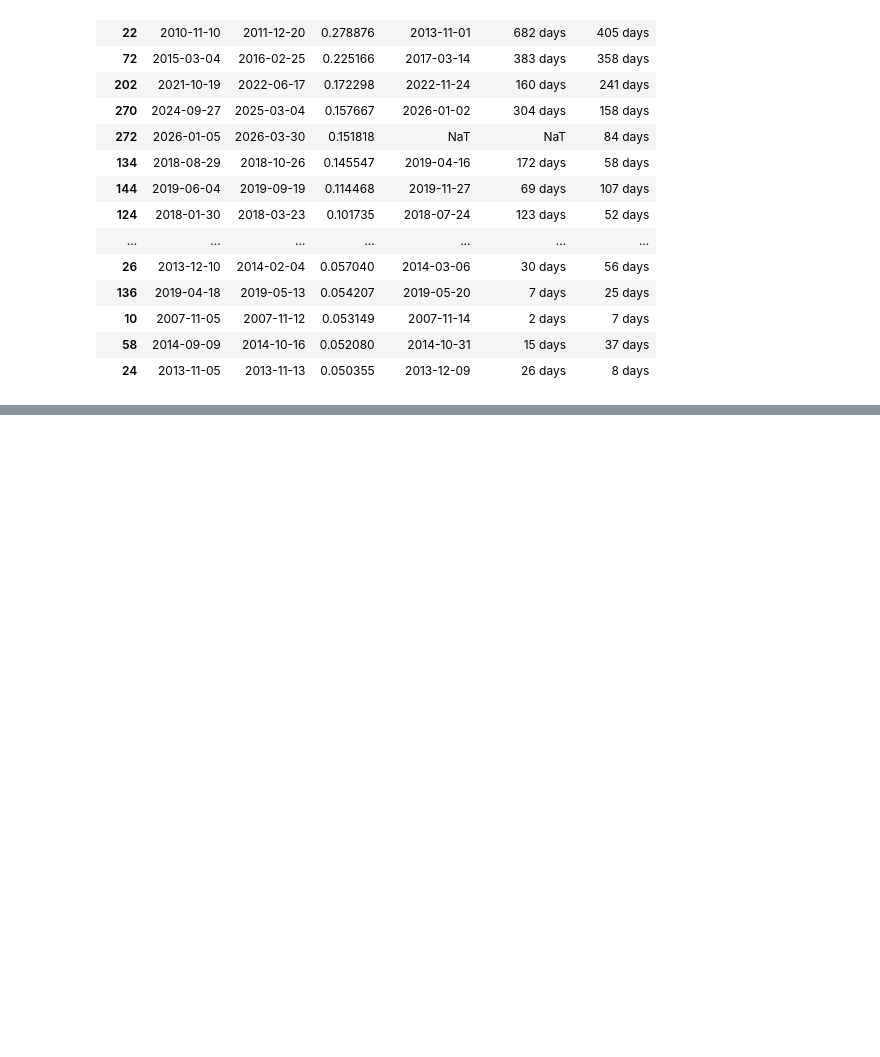
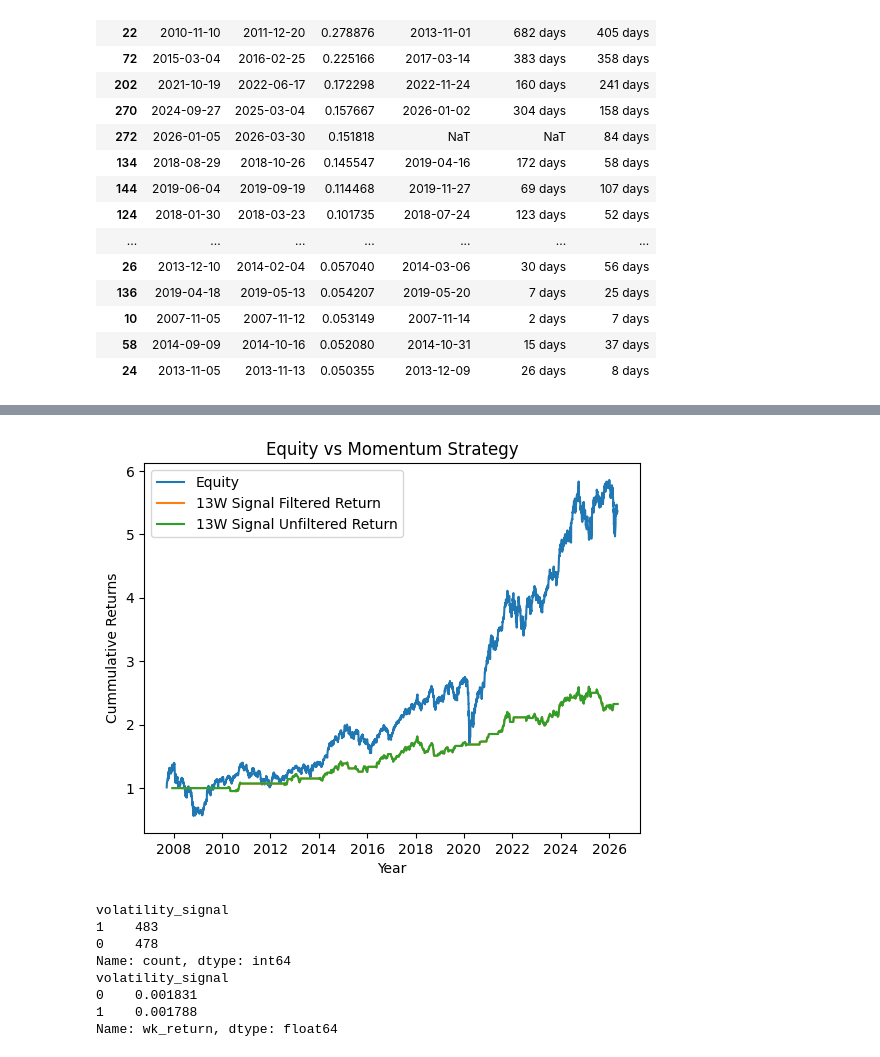
Before and after one commit to varungarg983/quant-trading-research, a Jupyter notebook: nifty_research.ipynb, the cells around one changed output, grey strips where cells are left out. Drawn from its saved outputs; the diff is of its cells as text; code cells hidden in the pictures; blank space fills up the shorter version.

Commit message:
Updated the graph with new strategy where I used downside volatility to find the regime of the market

```diff
--- a/nifty_research.ipynb
+++ b/nifty_research.ipynb
@@ -456,3 +456,9 @@ df_grouped
 | 10 | 2007-11-05 | 2007-11-12 | 0.053149 | 2007-11-14 | 2 days | 7 days |
 | 58 | 2014-09-09 | 2014-10-16 | 0.052080 | 2014-10-31 | 15 days | 37 days |
 | 24 | 2013-11-05 | 2013-11-13 | 0.050355 | 2013-12-09 | 26 days | 8 days |
+# %%
+df = yf.download("^NSEI",end= "2026-05-05", start="2001-01-01")
+df.columns = df.columns.droplevel(1)
+df['return'] = df['Close'].pct_change()
+df['30D_volatility'] = df['return'].rolling(30).std()
+df['volatility'] = np.where(df['30D_volatility']>df['30D_volatility'].median(),0,1)
@@ -458,0 +467,15 @@ df_grouped
+# %%
+df_weekly = (1+df['return']).resample('W-FRI').prod() - 1
+df_weekly = pd.DataFrame(df_weekly)
+df_weekly.columns = ['wk_return']
+# df_weekly['signal'] = np.where(df_weekly['wk_return'].shift(1)>0 , 1, -1)
+# df_weekly['stg_ret'] = df_weekly['wk_return'] * df_weekly['signal'] if df_weekly['volatility_signal'] == 1 else 0
+# df_weekly['stg_cum'] = (1+df_weekly['stg_ret']).cumprod()
+df_weekly['13wk_return'] = (df_weekly['wk_return'] + 1).rolling(13).apply(lambda x: x.prod(), raw=True) - 1
+df_weekly['13wk_signal'] = np.where(df_weekly['13wk_return'].shift(1)>0 , 1, -1)
+df_weekly['volatility'] = df['30D_volatility'].resample('W-FRI').mean()
+df_weekly['volatility_signal'] = np.where(df_weekly['volatility']<df_weekly['volatility'].median(),1,0)
+df_weekly = df_weekly.dropna(subset=['13wk_return', 'volatility'])
+df_weekly['13wk_stg_ret'] = np.where(df_weekly['volatility_signal'] == 1, df_weekly['wk_return'] * df_weekly['13wk_signal'], 0)
+df_weekly['13wk_stg_cum'] = (1+df_weekly['13wk_stg_ret']).cumprod()
+df_weekly
@@ -458,0 +497,23 @@ df_grouped
+# %%
+df_weekly['13wk_stg_ret_'] = df_weekly['wk_return'] * df_weekly['13wk_signal']
+df_weekly['13wk_stg_cum_'] = (1+df_weekly['13wk_stg_ret']).cumprod()
+plt.plot((df['return']+1).cumprod(),label= 'Equity')
+plt.plot(df_weekly['13wk_stg_cum'], label= '13W Signal Filtered Return')
+plt.plot(df_weekly['13wk_stg_cum_'], label= '13W Signal Unfiltered Return')
+plt.xlabel('Year')
+plt.ylabel('Cummulative Returns')
+plt.title('Equity vs Momentum Strategy')
+plt.legend()
+plt.show()
+print(df_weekly['volatility_signal'].value_counts())
+print(df_weekly.groupby('volatility_signal')['wk_return'].mean())
+# %% [output]
+[figure, added]
+volatility_signal
+1    483
+0    478
+Name: count, dtype: int64
+volatility_signal
+0    0.001831
+1    0.001788
+Name: wk_return, dtype: float64
```
Also changed, not shown: parts of 11 cells of this notebook.
